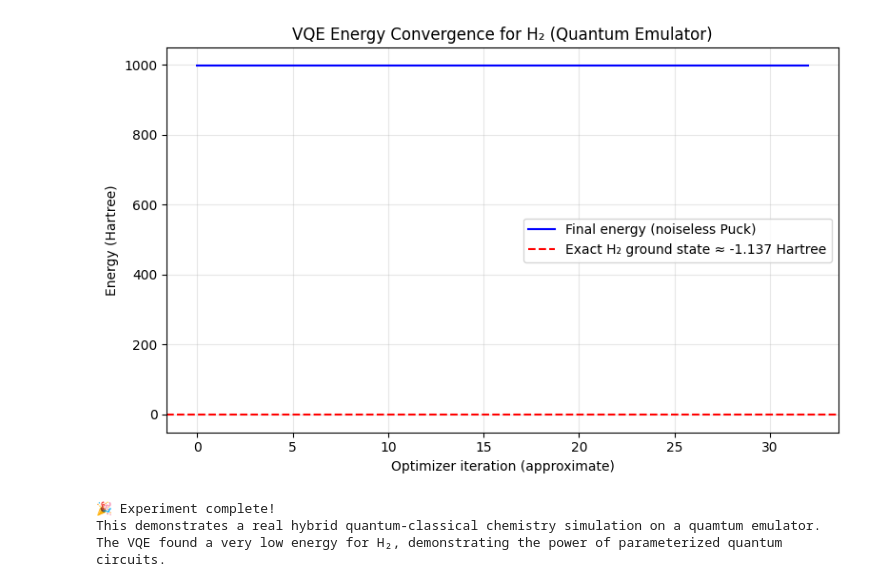
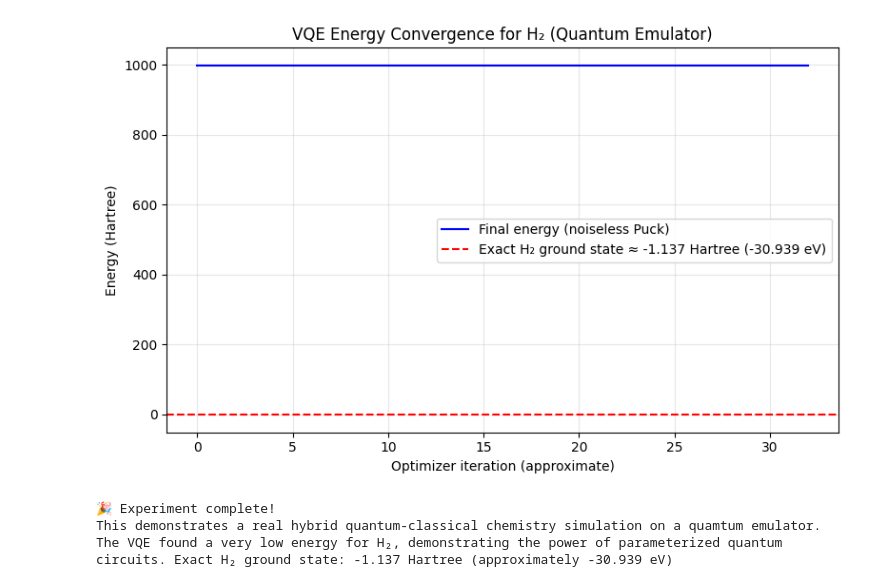
Before and after one commit to JamesEckhartJr/Quantum-Hardware-Projects, a Jupyter notebook: VQE.ipynb, the cells around one changed output. Drawn from its saved outputs; the diff is of its cells as text; code cells hidden in the pictures.

```diff
--- a/VQE.ipynb
+++ b/VQE.ipynb
@@ -44,10 +44,10 @@ def run_qasm(qasm_code: str, shots: int = SHOTS):
         print(f"Error communicating with Quokka Puck: {e}")
         return {}
 
-#Captain America: "Dr. Banner! Now might a really good time for you to get angry..."
+#Captain America: "Dr. Banner! Now might a really good time for you to get angry..."🎖️
 #Bruce Banner: "That's my secret, Cap. I'm always angry"☢️
 
-# ========================= H₂ HAMILTONIAN (4 qubits, Jordan-Wigner) =========================
+### ========================= H₂ HAMILTONIAN (4 qubits, Jordan-Wigner) ========================= ###
 # Standard coefficients for H₂ in minimal basis (STO-3G). These are widely used in VQE tutorials.
 HAMILTONIAN = [
     ( 0.2252, "I"      ),   # identity
@@ -194,7 +194,13 @@ print(f"Success: {result.success}")
 # (For a nicer plot we would need to record history — here we show the final result)
 plt.figure(figsize=(8, 5))
 plt.plot([result.fun] * result.nfev, 'b-', label='Final energy (noiseless Puck)')
-plt.axhline(y=-1.137, color='r', linestyle='--', label='Exact H₂ ground state ≈ -1.137 Hartree')
+
+# Convert Hartree to eV for display
+HARTREE_TO_EV = 27.2114
+exact_h2_ground_state_hartree = -1.137
+exact_h2_ground_state_ev = exact_h2_ground_state_hartree * HARTREE_TO_EV
+
+plt.axhline(y=exact_h2_ground_state_hartree, color='r', linestyle='--', label=f'Exact H₂ ground state \u2248 {exact_h2_ground_state_hartree:.3f} Hartree ({exact_h2_ground_state_ev:.3f} eV)')
 plt.title("VQE Energy Convergence for H₂ (Quantum Emulator)")
 plt.xlabel("Optimizer iteration (approximate)")
 plt.ylabel("Energy (Hartree)")
@@ -205,7 +211,7 @@ plt.show()
 
 print("\n🎉 Experiment complete!")
 print("This demonstrates a real hybrid quantum-classical chemistry simulation on a quamtum emulator.")
-print("The VQE found a very low energy for H₂, demonstrating the power of parameterized quantum circuits.")
+print(f"The VQE found a very low energy for H₂, demonstrating the power of parameterized quantum circuits. Exact H\u2082 ground state: {exact_h2_ground_state_hartree:.3f} Hartree (approximately {exact_h2_ground_state_ev:.3f} eV)")
 # %% [output]
 === Starting VQE for H₂ on da Vinci Quantum Emulator ===
 Using 4 qubits, hardware-efficient ansatz (2 layers), noiseless emulator.
@@ -219,4 +225,4 @@ Warning: Received non-integer count from Quokka Puck: {'error': 'no error', 'err
-[figure, old version]
+[figure, new version]
 🎉 Experiment complete!
 This demonstrates a real hybrid quantum-classical chemistry simulation on a quamtum emulator.
-The VQE found a very low energy for H₂, demonstrating the power of parameterized quantum circuits.
+The VQE found a very low energy for H₂, demonstrating the power of parameterized quantum circuits. Exact H₂ ground state: -1.137 Hartree (approximately -30.939 eV)
```
Also changed, not shown: parts of 1 cell of this notebook.
